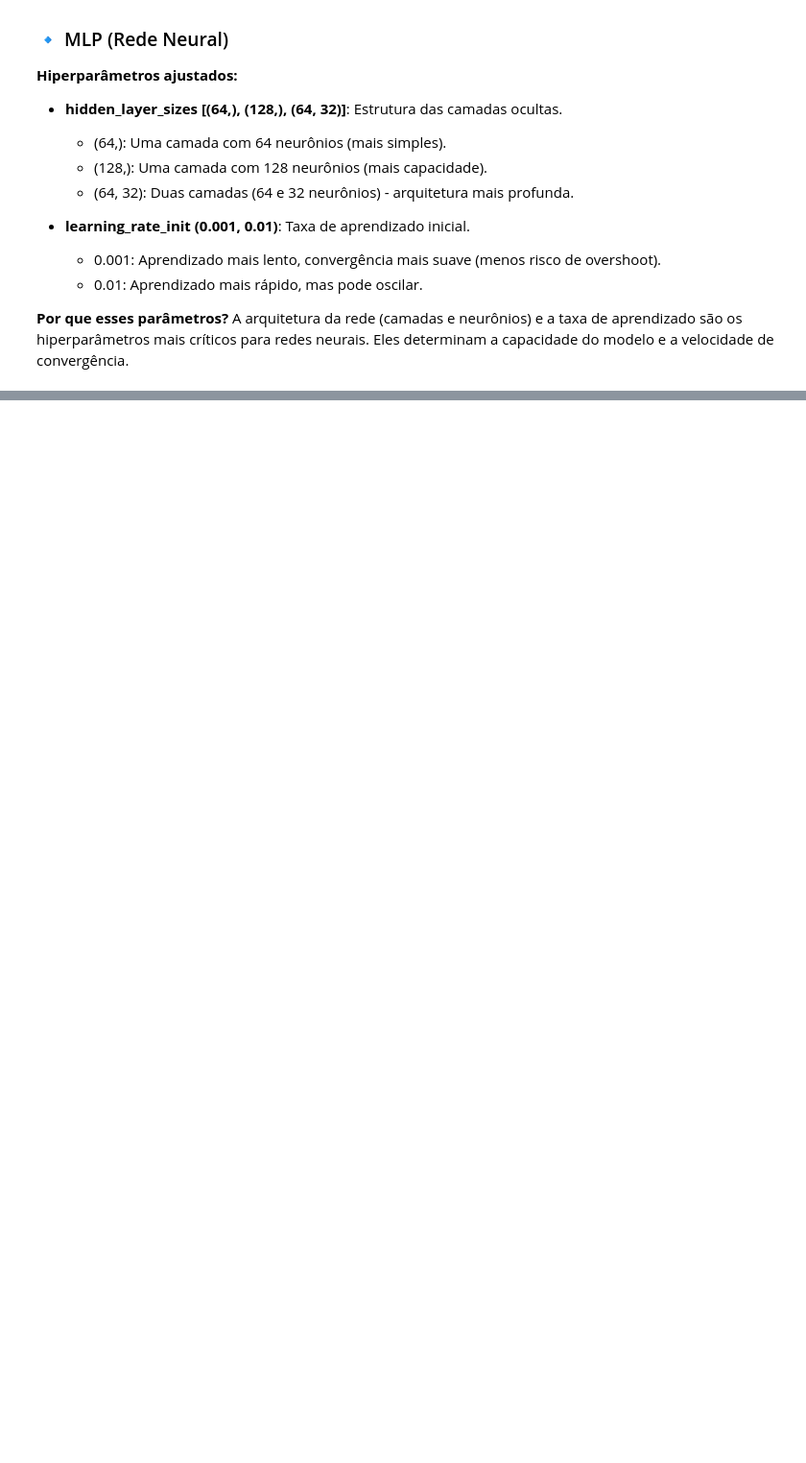
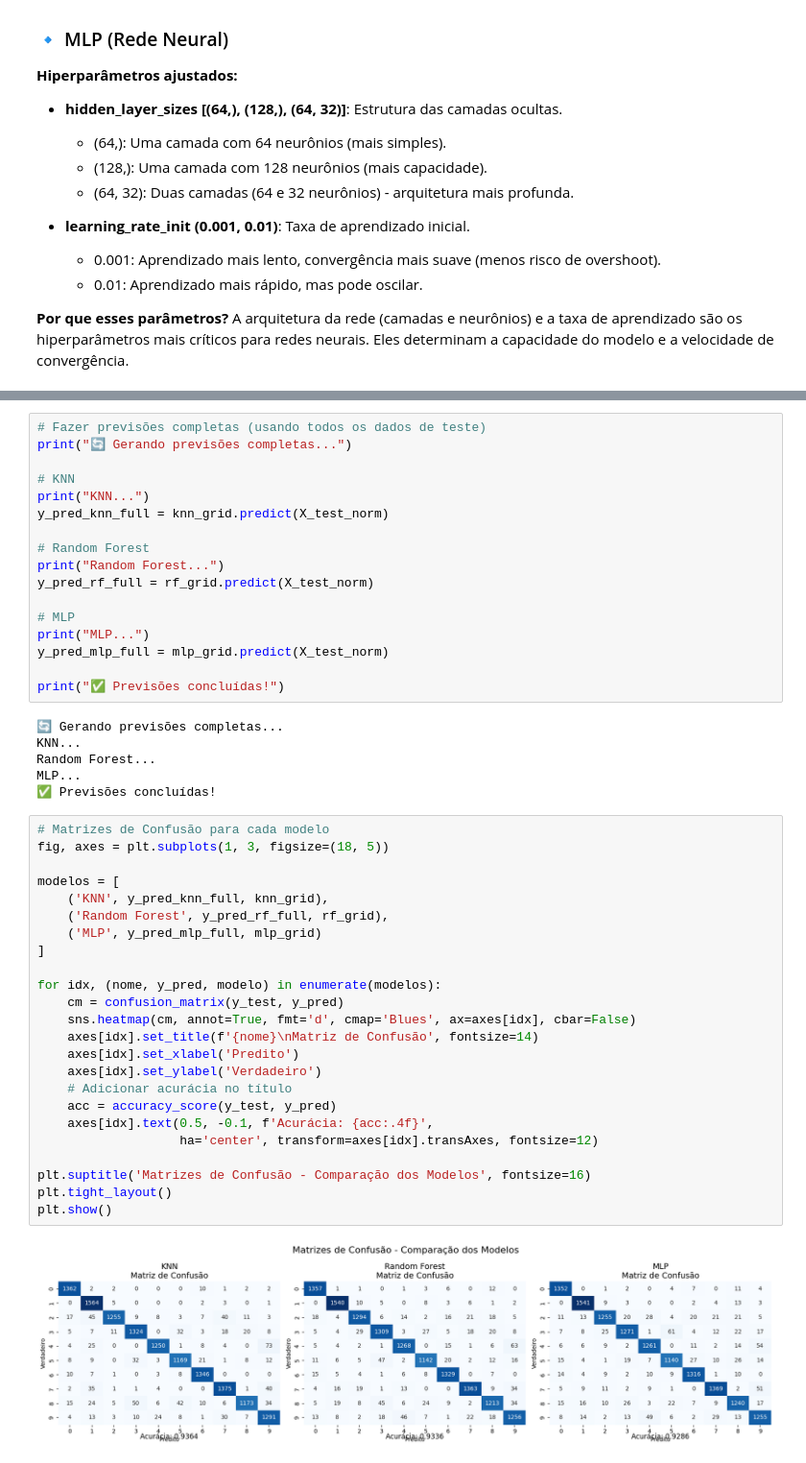
Before and after one commit to hugocileiro/meu-projeto-ia, a Jupyter notebook: notebooks/fase1_eda_mnist.ipynb, the cells around one changed output, grey strips where cells are left out. Shown at 96% size. Cells and saved outputs as stored; diff of their text form; blank space fills up the shorter version.

```diff
--- a/notebooks/fase1_eda_mnist.ipynb
+++ b/notebooks/fase1_eda_mnist.ipynb
@@ -421,0 +436,49 @@ Random Forest           0.927                                      {'max_depth':
+# %%
+# Fazer previsões completas (usando todos os dados de teste)
+print("🔄 Gerando previsões completas...")
+
+# KNN
+print("KNN...")
+y_pred_knn_full = knn_grid.predict(X_test_norm)
+
+# Random Forest
+print("Random Forest...")
+y_pred_rf_full = rf_grid.predict(X_test_norm)
+
+# MLP
+print("MLP...")
+y_pred_mlp_full = mlp_grid.predict(X_test_norm)
+
+print("✅ Previsões concluídas!")
+# %% [output]
+🔄 Gerando previsões completas...
+KNN...
+Random Forest...
+MLP...
+✅ Previsões concluídas!
+# %%
+# Matrizes de Confusão para cada modelo
+fig, axes = plt.subplots(1, 3, figsize=(18, 5))
+
+modelos = [
+    ('KNN', y_pred_knn_full, knn_grid),
+    ('Random Forest', y_pred_rf_full, rf_grid),
+    ('MLP', y_pred_mlp_full, mlp_grid)
+]
+
+for idx, (nome, y_pred, modelo) in enumerate(modelos):
+    cm = confusion_matrix(y_test, y_pred)
+    sns.heatmap(cm, annot=True, fmt='d', cmap='Blues', ax=axes[idx], cbar=False)
+    axes[idx].set_title(f'{nome}\nMatriz de Confusão', fontsize=14)
+    axes[idx].set_xlabel('Predito')
+    axes[idx].set_ylabel('Verdadeiro')
+    # Adicionar acurácia no título
+    acc = accuracy_score(y_test, y_pred)
+    axes[idx].text(0.5, -0.1, f'Acurácia: {acc:.4f}',
+                   ha='center', transform=axes[idx].transAxes, fontsize=12)
+
+plt.suptitle('Matrizes de Confusão - Comparação dos Modelos', fontsize=16)
+plt.tight_layout()
+plt.show()
+# %% [output]
+[figure, added]
```
Also changed, not shown: parts of 4 cells of this notebook.
